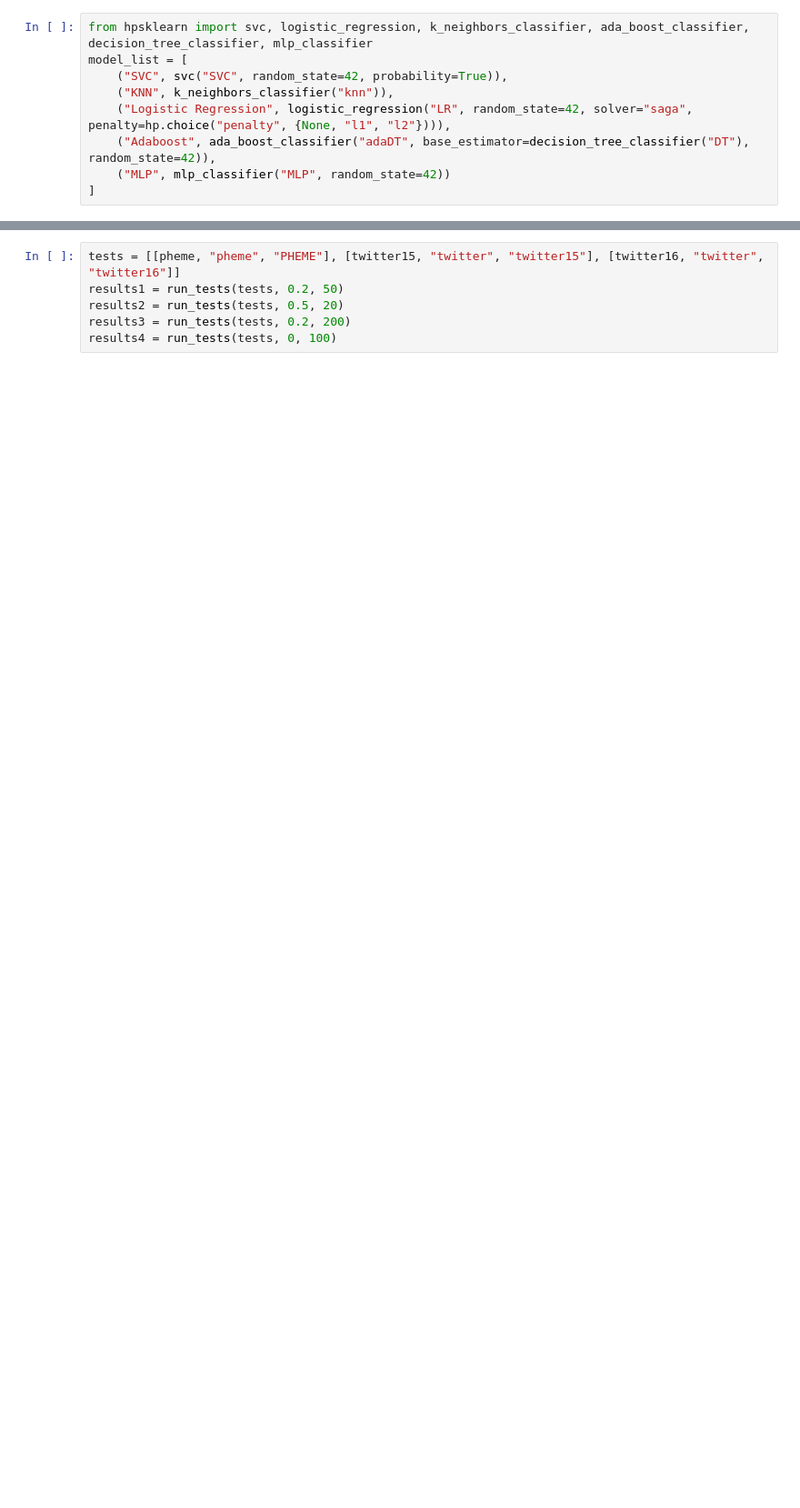
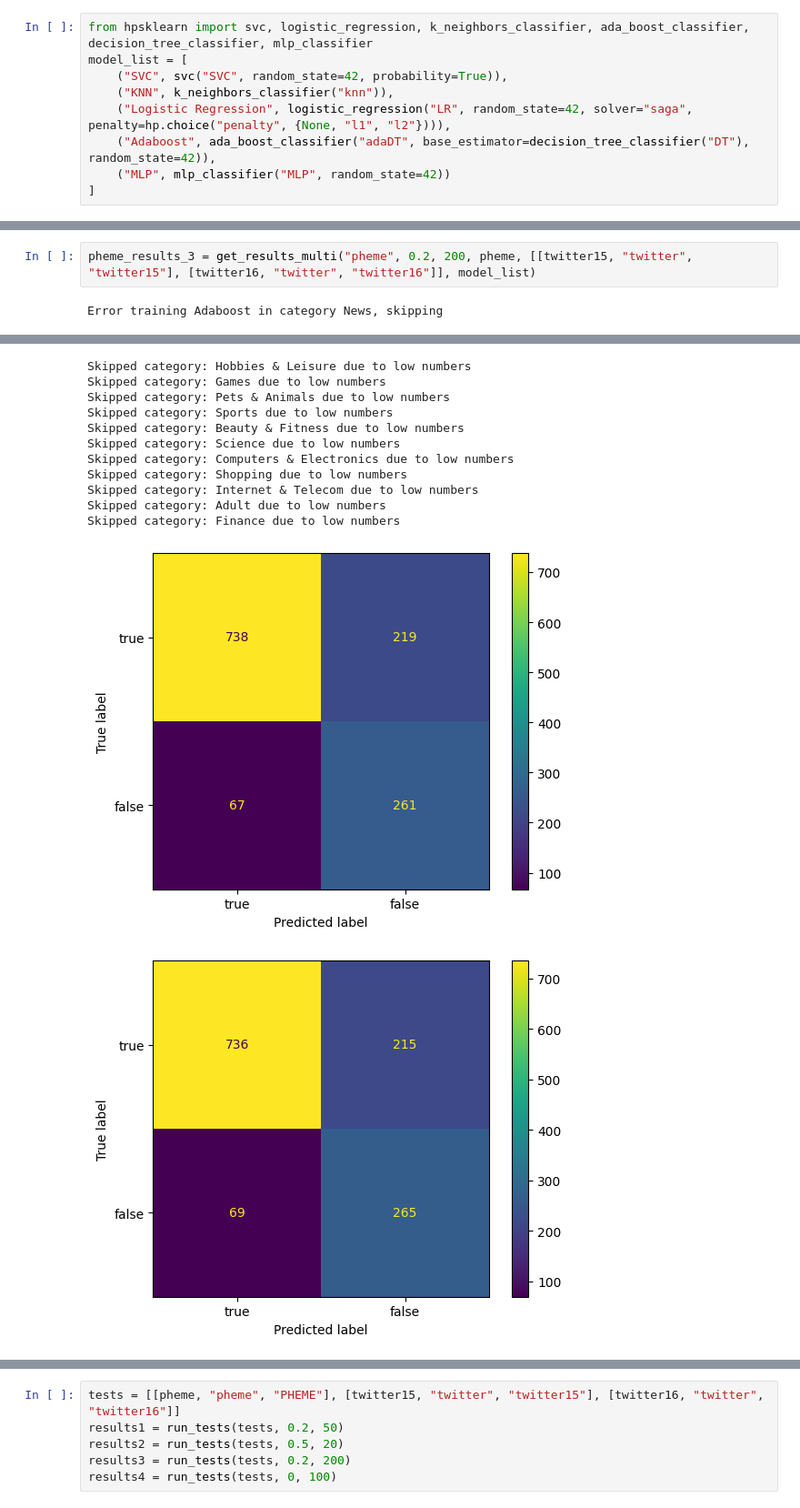
Before and after one commit to WillTan14/wills-ensemble, a Jupyter notebook: categorized_voters.ipynb, the cells around one changed output, grey strips where cells are left out. Shown at 91% size. Drawn from its saved outputs; the diff is of its cells as text; blank space fills up the shorter version.

```diff
--- a/categorized_voters.ipynb
+++ b/categorized_voters.ipynb
@@ -372,0 +434,4 @@ tests = [[pheme, "pheme", "PHEME"], [twitter15, "twitter", "twitter15"], [twitte
+# %%
+pheme_results_3 = get_results_multi("pheme", 0.2, 200, pheme, [[twitter15, "twitter", "twitter15"], [twitter16, "twitter", "twitter16"]], model_list)
+# %% [output]
+Error training Adaboost in category News, skipping
@@ -372,0 +446,13 @@ tests = [[pheme, "pheme", "PHEME"], [twitter15, "twitter", "twitter15"], [twitte
+Skipped category: Hobbies & Leisure due to low numbers
+Skipped category: Games due to low numbers
+Skipped category: Pets & Animals due to low numbers
+Skipped category: Sports due to low numbers
+Skipped category: Beauty & Fitness due to low numbers
+Skipped category: Science due to low numbers
+Skipped category: Computers & Electronics due to low numbers
+Skipped category: Shopping due to low numbers
+Skipped category: Internet & Telecom due to low numbers
+Skipped category: Adult due to low numbers
+Skipped category: Finance due to low numbers
+[figure, added]
+[figure, added]
```
Also changed, not shown: parts of 36 cells of this notebook, 10 other files.
